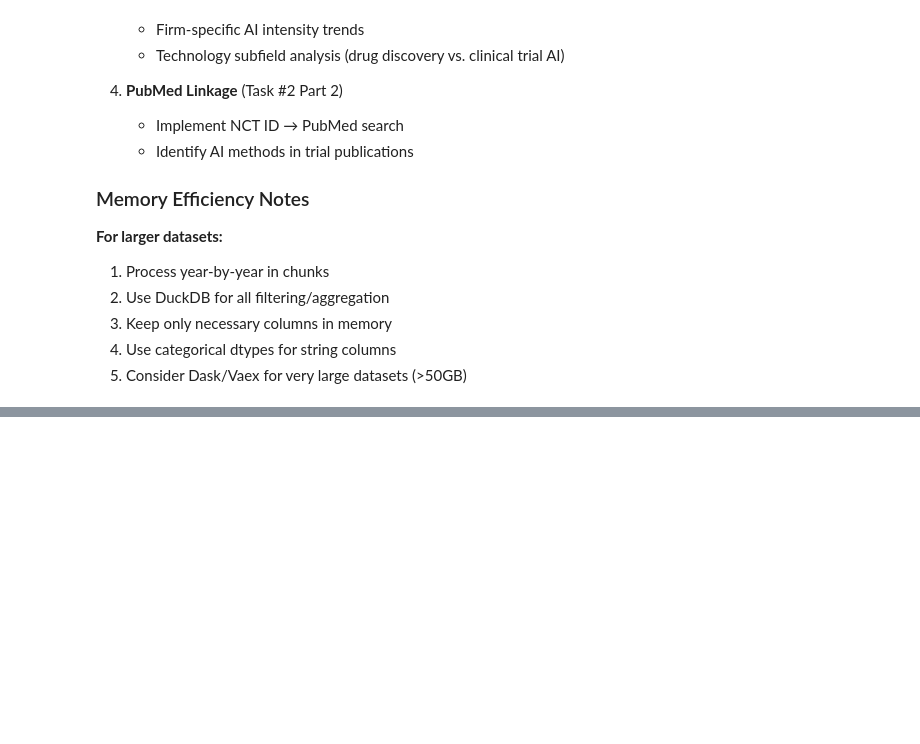
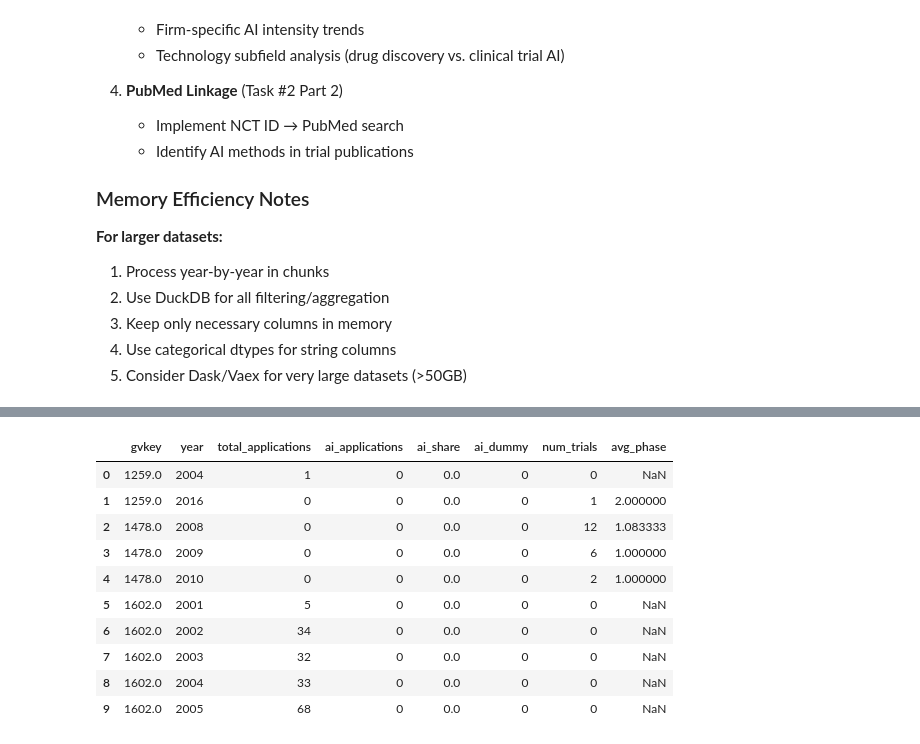
Before and after one commit to eddie-wq07/research_task1, a Jupyter notebook: Task2/task2_patents_discern_merge.ipynb, the cells around one changed output, grey strips where cells are left out. Cells and saved outputs as stored; diff of their text form; code cells hidden in the pictures; blank space fills up the shorter version.

```diff
--- a/Task2/task2_patents_discern_merge.ipynb
+++ b/Task2/task2_patents_discern_merge.ipynb
@@ -998,0 +1580,15 @@ print(f"  Shape: {merged_firm_year.shape}")
+# %%
+# Step 2: Get titles/abstracts for keyword search
+print("Loading patent titles and abstracts...")
+
+titles_abstracts = con.execute("""
+    SELECT
+        p.patent_id,
+        p.patent_title as title,
+        a.patent_abstract as abstract
+    FROM g_patent p
+    LEFT JOIN g_patent_abstract a ON p.patent_id = a.patent_id
+""").df()
+
+print(f"✓ Loaded titles/abstracts for {len(titles_abstracts):,} patents")
+titles_abstracts.head()
@@ -998,0 +1866,60 @@ print(f"  Shape: {merged_firm_year.shape}")
+# %%
+# Merge with clinical trials dataset
+print("Merging patent applications with clinical trials...")
+
+# Create clinical trials firm-year dataset
+trials_firm_year = (
+    clinical_trials
+    .groupby(['gvkey_sponsor', 'start_year'])
+    .agg({
+        'nct_id': 'count',
+        'phase_number': 'mean'  # Average phase
+    })
+    .rename(columns={
+        'nct_id': 'num_trials',
+        'phase_number': 'avg_phase'
+    })
+    .reset_index()
+    .rename(columns={'gvkey_sponsor': 'gvkey', 'start_year': 'year'})
+)
+
+print(f"✓ Clinical trials firm-year: {len(trials_firm_year):,} observations")
+
+# Merge patent and trial datasets
+merged_firm_year = firm_year.merge(
+    trials_firm_year,
+    on=['gvkey', 'year'],
+    how='outer',  # Keep all firm-years from both datasets
+    indicator=True
+)
+
+# Fill NAs with 0 for count variables
+count_vars = ['total_applications', 'ai_applications', 'ai_dummy', 'num_trials']
+for var in count_vars:
+    merged_firm_year[var] = merged_firm_year[var].fillna(0).astype(int)
+
+# Recalculate ai_share
+merged_firm_year['ai_share'] = np.where(
+    merged_firm_year['total_applications'] > 0,
+    merged_firm_year['ai_applications'] / merged_firm_year['total_applications'],
+    0
+)
+
+print(f"\n✓ Merged dataset: {len(merged_firm_year):,} firm-year observations")
+print(f"\nMerge statistics:")
+print(merged_firm_year['_merge'].value_counts())
+
+# Drop merge indicator
+merged_firm_year = merged_firm_year.drop('_merge', axis=1)
+
+print("\n=== MERGED FIRM-YEAR DATASET SUMMARY ===")
+print(f"Total observations: {len(merged_firm_year):,}")
+print(f"Unique firms: {merged_firm_year['gvkey'].nunique()}")
+print(f"Year range: {merged_firm_year['year'].min()} - {merged_firm_year['year'].max()}")
+print(f"\nFirm-years with patents: {(merged_firm_year['total_applications'] > 0).sum():,}")
+print(f"Firm-years with AI patents: {(merged_firm_year['ai_applications'] > 0).sum():,}")
+print(f"Firm-years with trials: {(merged_firm_year['num_trials'] > 0).sum():,}")
+print(f"Firm-years with both patents and trials: {((merged_firm_year['total_applications'] > 0) & (merged_firm_year['num_trials'] > 0)).sum():,}")
+
+merged_firm_year.head(10)
+# %% [output]
@@ -998,0 +1943,11 @@ print(f"  Shape: {merged_firm_year.shape}")
+|  | gvkey | year | total_applications | ai_applications | ai_share | ai_dummy | num_trials | avg_phase |
+| 0 | 1259.0 | 2004 | 1 | 0 | 0.0 | 0 | 0 | NaN |
+| 1 | 1259.0 | 2016 | 0 | 0 | 0.0 | 0 | 1 | 2.000000 |
+| 2 | 1478.0 | 2008 | 0 | 0 | 0.0 | 0 | 12 | 1.083333 |
+| 3 | 1478.0 | 2009 | 0 | 0 | 0.0 | 0 | 6 | 1.000000 |
+| 4 | 1478.0 | 2010 | 0 | 0 | 0.0 | 0 | 2 | 1.000000 |
+| 5 | 1602.0 | 2001 | 5 | 0 | 0.0 | 0 | 0 | NaN |
+| 6 | 1602.0 | 2002 | 34 | 0 | 0.0 | 0 | 0 | NaN |
+| 7 | 1602.0 | 2003 | 32 | 0 | 0.0 | 0 | 0 | NaN |
+| 8 | 1602.0 | 2004 | 33 | 0 | 0.0 | 0 | 0 | NaN |
+| 9 | 1602.0 | 2005 | 68 | 0 | 0.0 | 0 | 0 | NaN |
```
Also changed, not shown: parts of 64 cells of this notebook.
